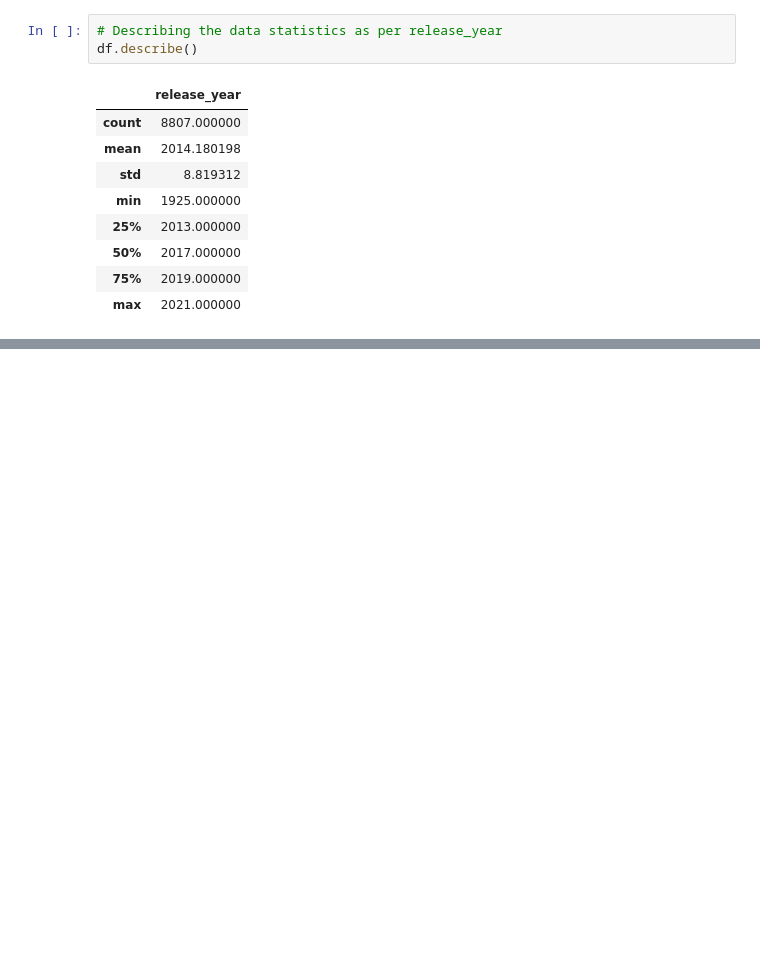
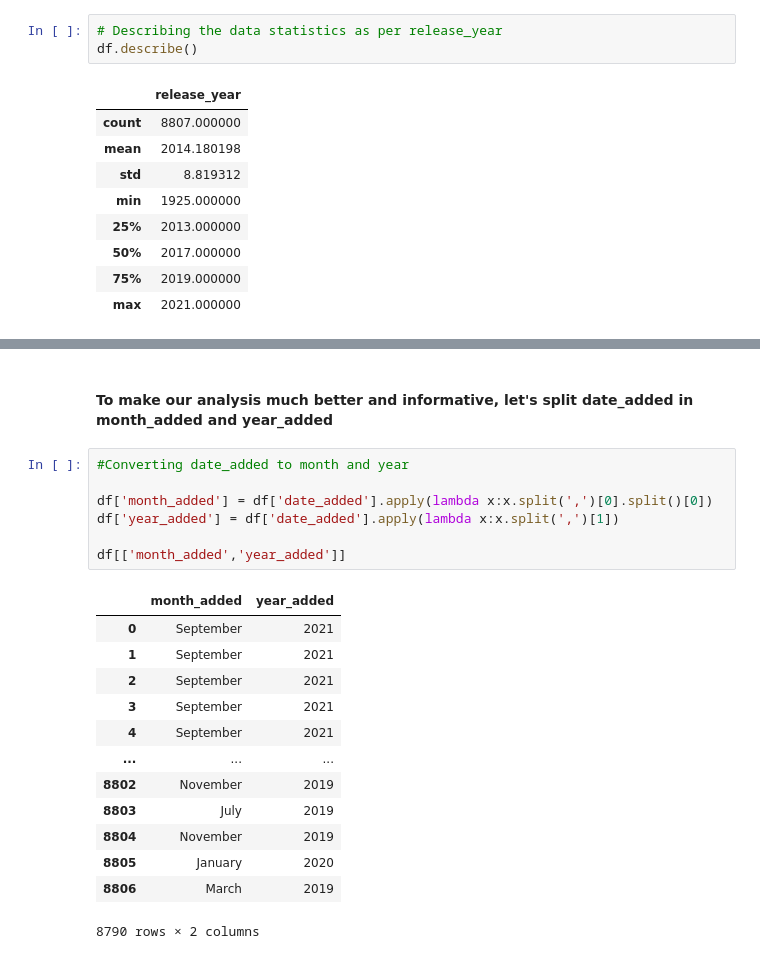
Before and after one commit to suparthjain22/Netflix-Exploratory-Data-Analysis, a Jupyter notebook: Notebook/EDA-project.ipynb, the cells around one changed output, grey strips where cells are left out. Drawn from its saved outputs; the diff is of its cells as text; blank space fills up the shorter version.

```diff
--- a/Notebook/EDA-project.ipynb
+++ b/Notebook/EDA-project.ipynb
@@ -137,0 +315,23 @@ df.describe()
+# %% [markdown]
+#### To make our analysis much better and informative, let's split date_added in month_added and year_added
+# %%
+#Converting date_added to month and year
+
+df['month_added'] = df['date_added'].apply(lambda x:x.split(',')[0].split()[0])
+df['year_added'] = df['date_added'].apply(lambda x:x.split(',')[1])
+
+df[['month_added','year_added']]
+# %% [output]
+|  | month_added | year_added |
+| 0 | September | 2021 |
+| 1 | September | 2021 |
+| 2 | September | 2021 |
+| 3 | September | 2021 |
+| 4 | September | 2021 |
+| ... | ... | ... |
+| 8802 | November | 2019 |
+| 8803 | July | 2019 |
+| 8804 | November | 2019 |
+| 8805 | January | 2020 |
+| 8806 | March | 2019 |
+8790 rows × 2 columns
```
Also changed, not shown: parts of 56 cells of this notebook.
